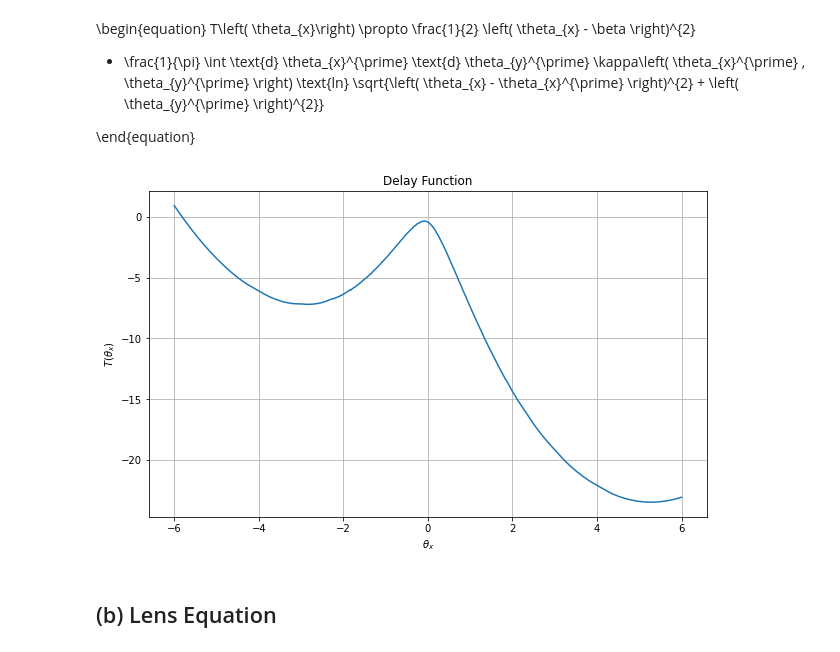
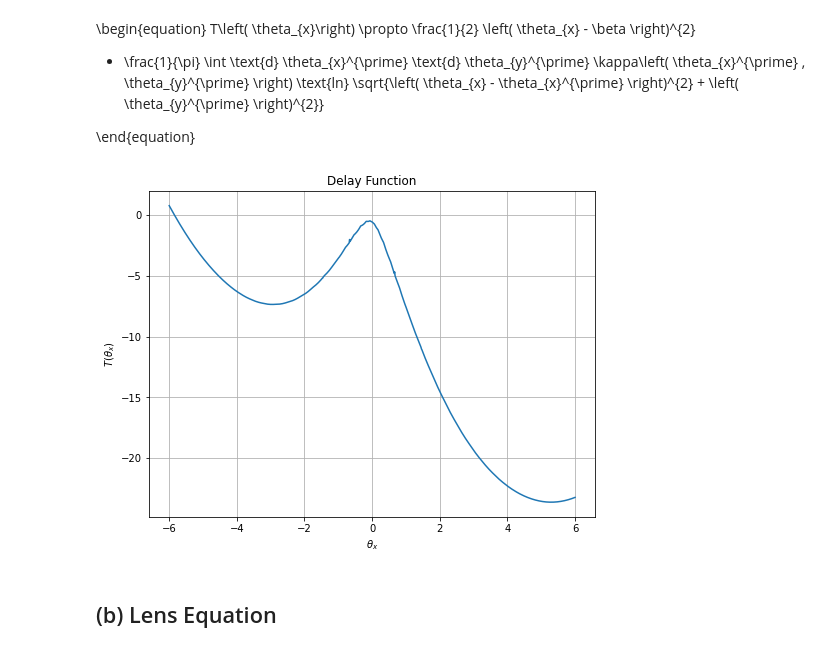
Before and after one commit to tylerbarna/AST8110, a Jupyter notebook: pset03/pset03.ipynb, the cells around one changed output. Cells and saved outputs as stored; diff of their text form; code cells hidden in the pictures.

```diff
--- a/pset03/pset03.ipynb
+++ b/pset03/pset03.ipynb
@@ -70,10 +70,9 @@ def rdp(x,y):
     return(density)
 
 ## define integrand as a function of theta_x
-# x_lim = (-theta_max,theta_max)
-# y_lim = (-theta_max,theta_max)
-x_lim = (-np.inf,np.inf)
-y_lim = (-np.inf,np.inf)
+
+x_lim = (-theta_max,theta_max)
+y_lim = (-theta_max,theta_max)
 
 def integrand(theta_x):
     return dblquad(lambda x,y: rdp(x,y) * np.log( np.sqrt((theta_x - x)**2 + y**2) ),
@@ -88,18 +87,18 @@ delay = lambda theta_x: 0.5 * (theta_x - beta)**2 - (1/np.pi) * integrand(theta_
 delay = np.vectorize(delay) ## vectorize the function so I can use it on arrays
 # %%
 ## define a linspace of theta_x values and calculate the time delay surface
-theta_x = np.linspace(-theta_max-1,theta_max+1,1000)
-tds = delay(theta_x)
+theta_space = np.linspace(-theta_max-1,theta_max+1,1000)
+tds = delay(theta_space)
 # %%
 ## plot the delay function and identify the local maxima and minimas
-fig, ax = plt.subplots(figsize=(10,6))
-ax.plot(theta_x, tds)
+fig, ax = plt.subplots(figsize=(8,6),facecolor='w')
+ax.plot(theta_space, tds)
 ax.grid()
 ax.set_xlabel(r'$\theta_x$')
 ax.set_ylabel(r'$T(\theta_x)$')
 ax.set_title('Delay Function');
 # %% [output]
-[figure, old version]
+[figure, new version]
 # %% [markdown]
 ## (b) Lens Equation
 # %% [markdown]
```
Also changed, not shown: parts of 5 cells of this notebook.
